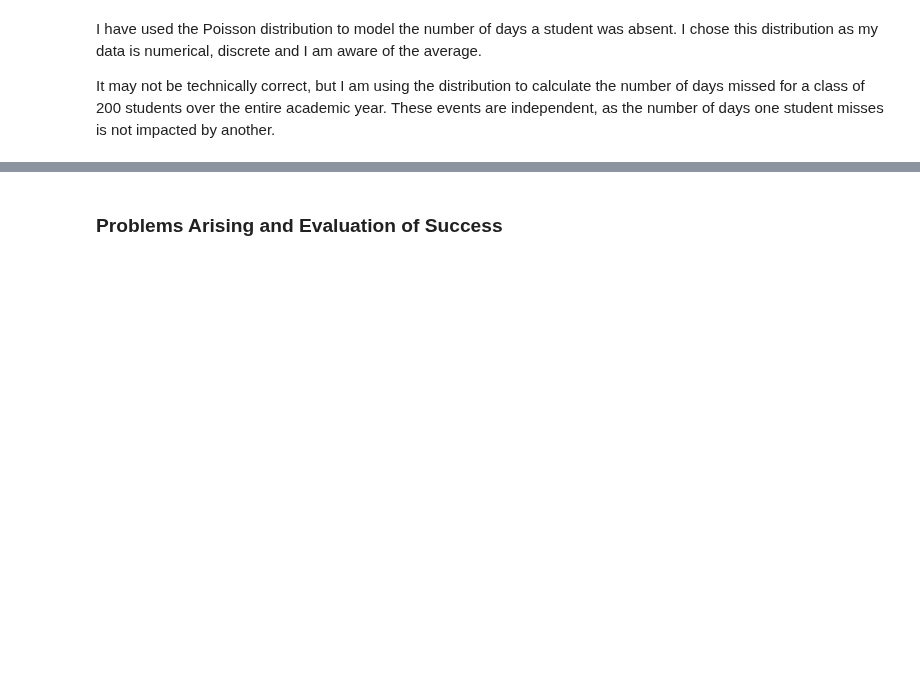
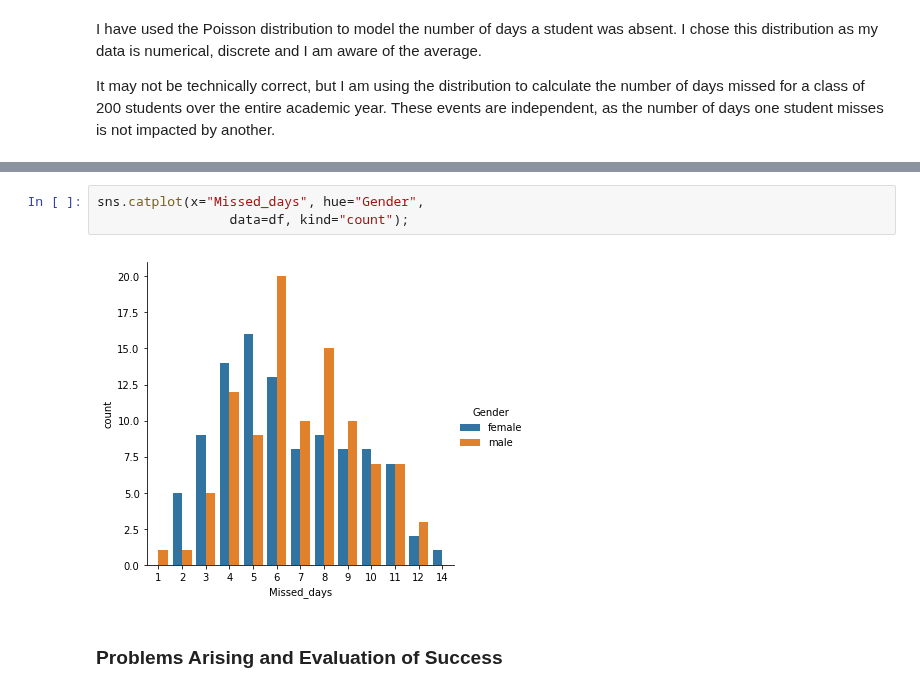
Before and after one commit to MarionMcG/python-fundamentals-project, a Jupyter notebook: exam-cohort.ipynb, the cells around one changed output, grey strips where cells are left out. Saved outputs shown, nothing was run; the diff lists cells and outputs as text; blank space fills up the shorter version.

```diff
--- a/exam-cohort.ipynb
+++ b/exam-cohort.ipynb
@@ -370,3 +364,8 @@ sns.boxplot(x = df['Missed_days'], y = df['Result']);
+# %%
+sns.catplot(x="Missed_days", hue="Gender",
+                 data=df, kind="count");
+# %% [output]
+[figure, added]
 # %% [markdown]
 ### Problems Arising and Evaluation of Success
 # %% [markdown]
```
Also changed, not shown: parts of 9 cells of this notebook.
